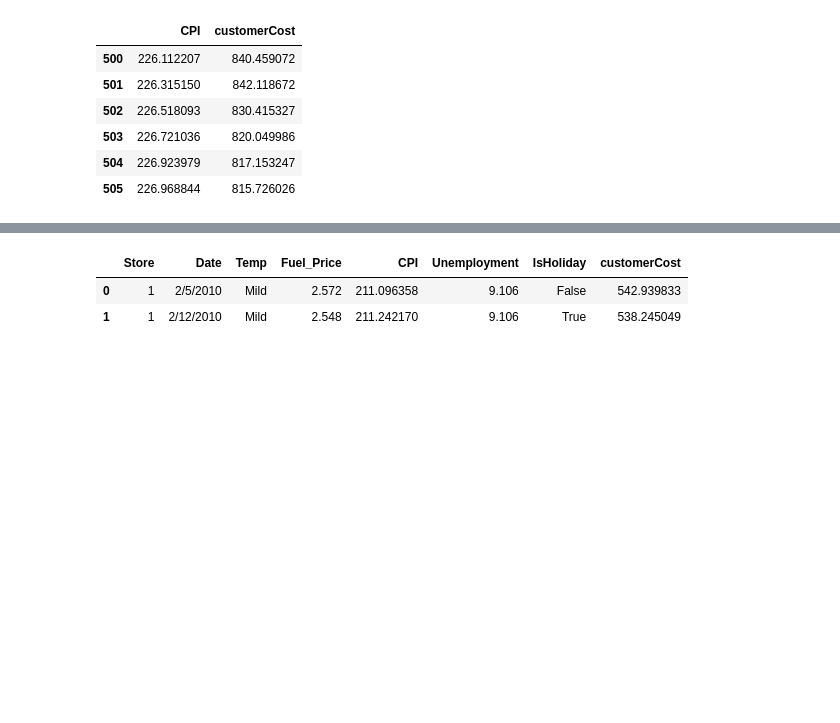
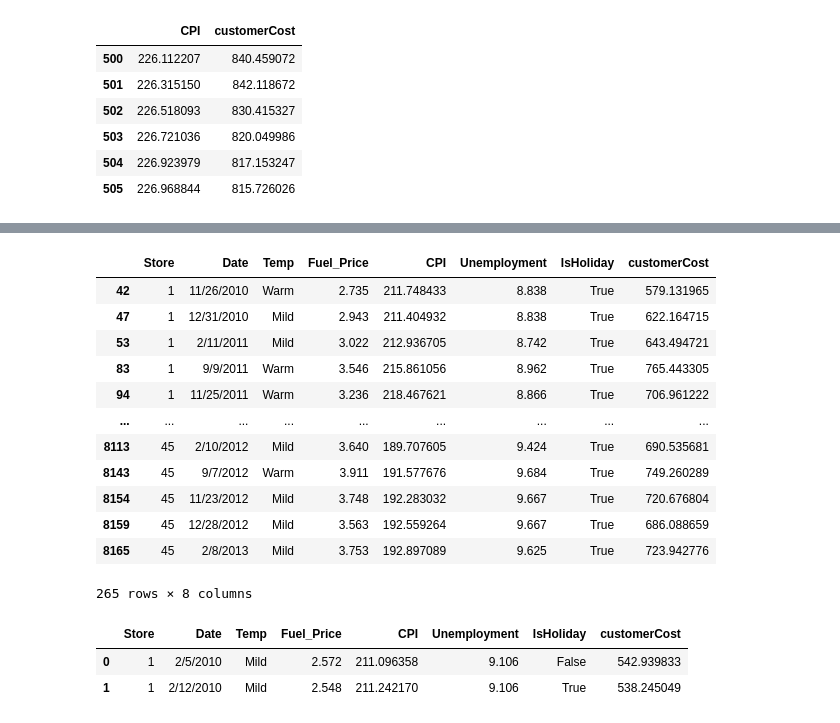
Before and after one commit to peterling7710/BCHPython2, a Jupyter notebook: Python2_master.ipynb, the cells around one changed output, grey strips where cells are left out. Cells and saved outputs as stored; diff of their text form; code cells hidden in the pictures; blank space fills up the shorter version.

```diff
--- a/Python2_master.ipynb
+++ b/Python2_master.ipynb
@@ -389,3 +420,22 @@ features_df.loc[500:505, ["CPI", "customerCost"]]
+# %%
+#Retrieve all rows with a isHoliday of True and customerCost larger than 550
+filt1 = features_df['IsHoliday'] == True
+filt2 = features_df['customerCost'] > 550
+features_df.loc[filt1 & filt2]
+# %% [output]
+|  | Store | Date | Temp | Fuel_Price | CPI | Unemployment | IsHoliday | customerCost |
+| 42 | 1 | 11/26/2010 | Warm | 2.735 | 211.748433 | 8.838 | True | 579.131965 |
+| 47 | 1 | 12/31/2010 | Mild | 2.943 | 211.404932 | 8.838 | True | 622.164715 |
+| 53 | 1 | 2/11/2011 | Mild | 3.022 | 212.936705 | 8.742 | True | 643.494721 |
+| 83 | 1 | 9/9/2011 | Warm | 3.546 | 215.861056 | 8.962 | True | 765.443305 |
+| 94 | 1 | 11/25/2011 | Warm | 3.236 | 218.467621 | 8.866 | True | 706.961222 |
+| ... | ... | ... | ... | ... | ... | ... | ... | ... |
+| 8113 | 45 | 2/10/2012 | Mild | 3.640 | 189.707605 | 9.424 | True | 690.535681 |
+| 8143 | 45 | 9/7/2012 | Warm | 3.911 | 191.577676 | 9.684 | True | 749.260289 |
+| 8154 | 45 | 11/23/2012 | Mild | 3.748 | 192.283032 | 9.667 | True | 720.676804 |
+| 8159 | 45 | 12/28/2012 | Mild | 3.563 | 192.559264 | 9.667 | True | 686.088659 |
+| 8165 | 45 | 2/8/2013 | Mild | 3.753 | 192.897089 | 9.625 | True | 723.942776 |
+265 rows × 8 columns
 # %%
 #Retrieve a couple rows from their ROW index values
 features_df.iloc[[0, 1]]
```
Also changed, not shown: parts of 16 cells of this notebook, 3 other files.
